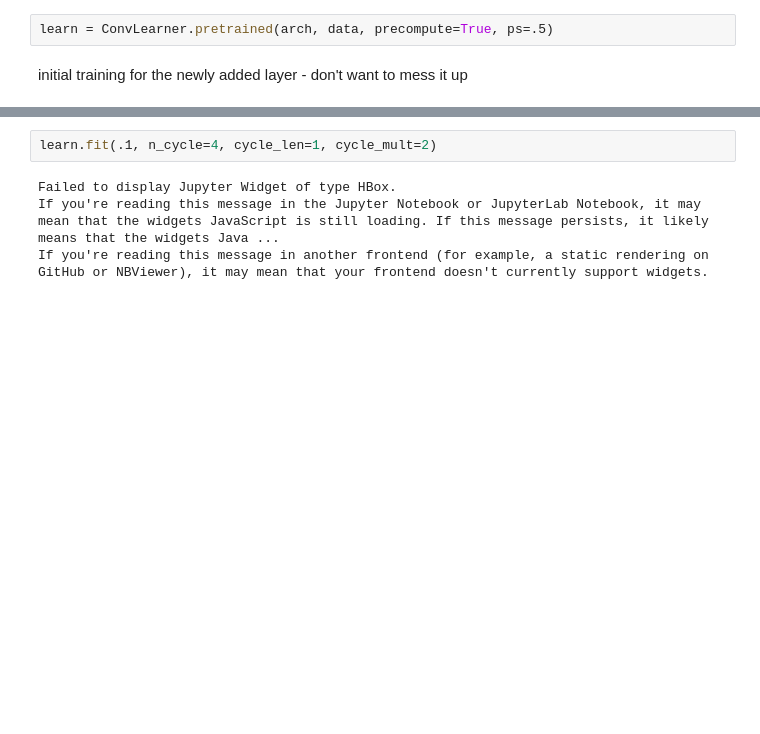
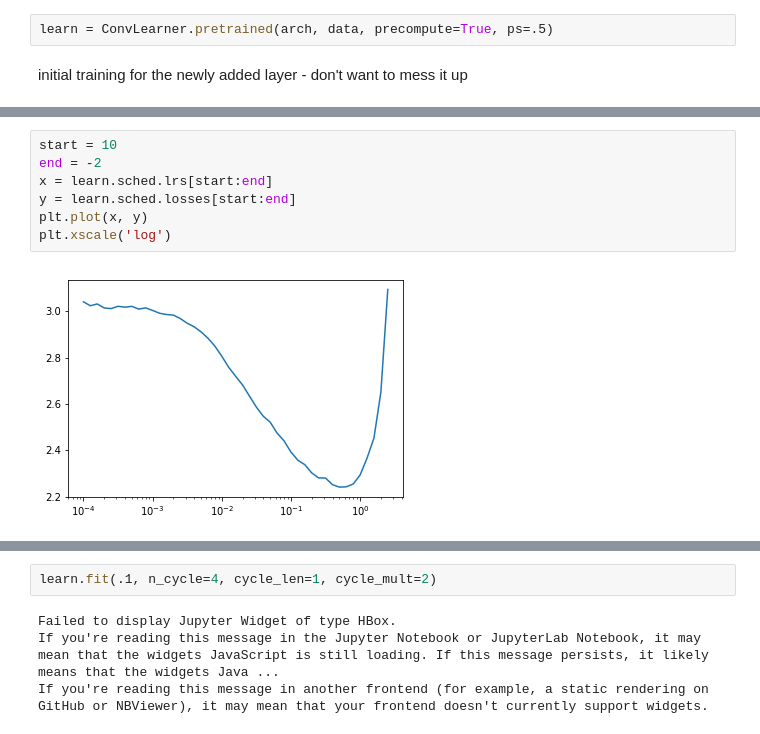
Before and after one commit to NathanYee/deepLearningIndependentStudy, a Jupyter notebook: notebooks/plant-seedlings-classification.ipynb, the cells around one changed output, grey strips where cells are left out. Saved outputs shown, nothing was run; the diff lists cells and outputs as text; blank space fills up the shorter version.

Commit message:
started working on blog for sgdr annealing

```diff
--- a/notebooks/plant-seedlings-classification.ipynb
+++ b/notebooks/plant-seedlings-classification.ipynb
@@ -48,0 +72,9 @@ learn.lr_find()
+# %%
+start = 10
+end = -2
+x = learn.sched.lrs[start:end]
+y = learn.sched.losses[start:end]
+plt.plot(x, y)
+plt.xscale('log')
+# %% [output]
+[figure, added]
```
Also changed, not shown: parts of 19 cells of this notebook, 3 other files.
